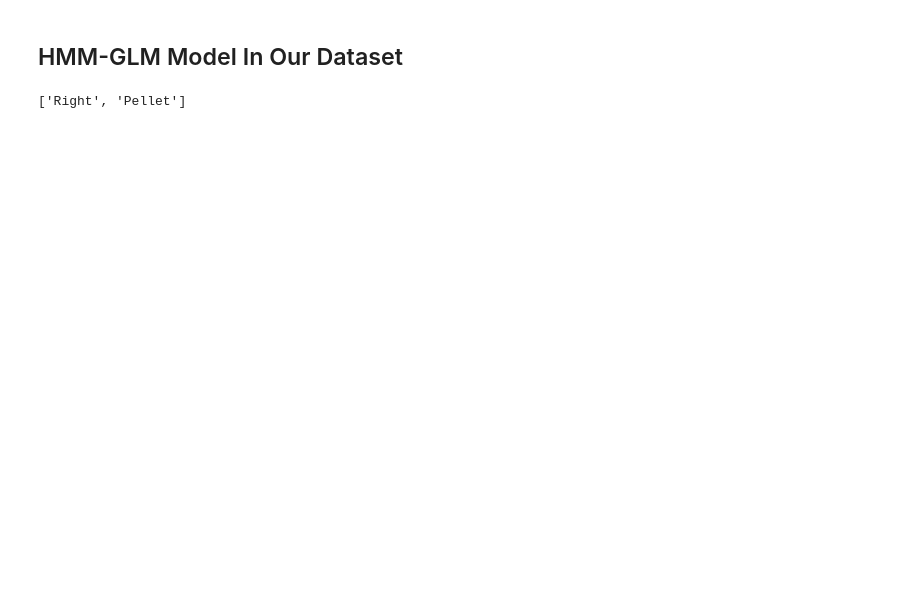
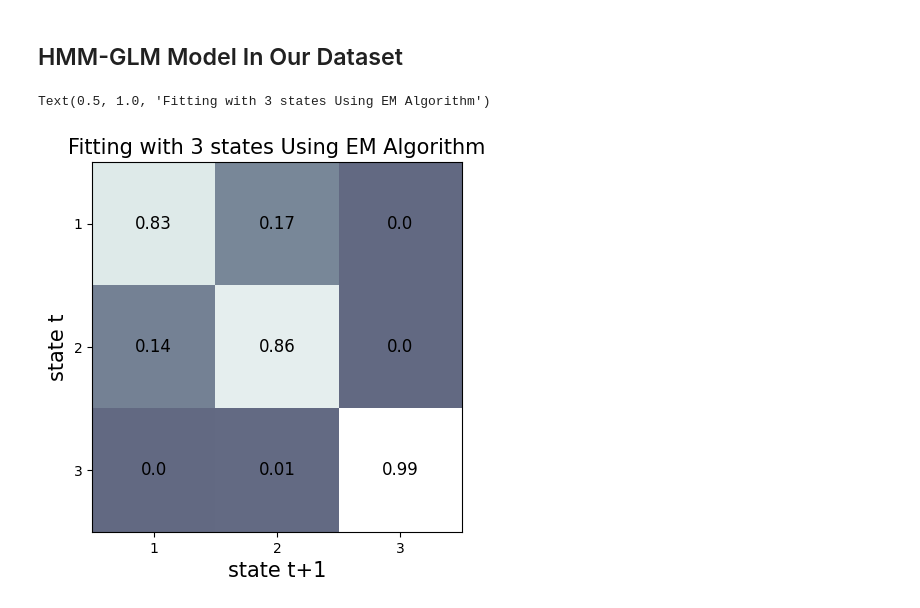
Before and after one commit to ftlabucsd/FEDUPP, a Jupyter notebook: HMM-GLM/GLM-HMM.ipynb, the cells around one changed output. Cells and saved outputs as stored; diff of their text form; code cells hidden in the pictures; blank space fills up the shorter version.

Commit message:
Perform basic HMM model and graph the transition matrix

```diff
--- a/HMM-GLM/GLM-HMM.ipynb
+++ b/HMM-GLM/GLM-HMM.ipynb
@@ -15,15 +16,14 @@ num_states = 3        # number of discrete states
 obs_dim = 1           # number of observed dimensions
 num_categories = 3    # number of categories for output
 input_dim = 3         # input dimensions
-max_iter = 200        # max number of iteration in EM part
+max_iter = 1000        # max number of iteration in EM part
 
 # Make a GLM-HMM
-true_glmhmm = ssm.HMM(num_states, obs_dim, input_dim, observations="input_driven_obs",
+three_glmhmm = ssm.HMM(num_states, obs_dim, input_dim, observations="input_driven_obs",
                    observation_kwargs=dict(C=num_categories), transitions="standard")
 # %%
 X, y = pp.extract_features(
-    '/Users/yaomingyang/Documents/VS Code/lab/behavior data integrated/Bhv 7 - Ctrl/M2/Contingency Flip/FED000_071823_00.CSV'
+    '../../behavior data integrated/Bhv 7 - Ctrl/M2/Contingency Flip/FED000_071823_00.CSV'
     )
-y[:2]
-# %% [output]
-['Right', 'Pellet']
+# %%
+log3 = three_glmhmm.fit(y, inputs=X, method='em', num_iters=max_iter, tolerance=10**-4)
@@ -29,0 +32,17 @@ y[:2]
+# %%
+recovered_trans_mat = np.exp(three_glmhmm.transitions.log_Ps)
+plt.imshow(recovered_trans_mat, vmin=-0.8, vmax=1, cmap='bone')
+for i in range(recovered_trans_mat.shape[0]):
+    for j in range(recovered_trans_mat.shape[1]):
+        text = plt.text(j, i, str(np.around(recovered_trans_mat[i, j], decimals=2)), ha="center", va="center",
+                        color="k", fontsize=12)
+plt.xlim(-0.5, num_states - 0.5)
+plt.xticks(range(0, num_states), ('1', '2', '3'), fontsize=10)
+plt.yticks(range(0, num_states), ('1', '2', '3'), fontsize=10)
+plt.ylim(num_states - 0.5, -0.5)
+plt.ylabel("state t", fontsize = 15)
+plt.xlabel("state t+1", fontsize = 15)
+plt.title("Fitting with 3 states Using EM Algorithm", fontsize = 15)
+# %% [output]
+Text(0.5, 1.0, 'Fitting with 3 states Using EM Algorithm')
+[figure, added]
```
Also changed, not shown: parts of 9 cells of this notebook, 1 other file.
